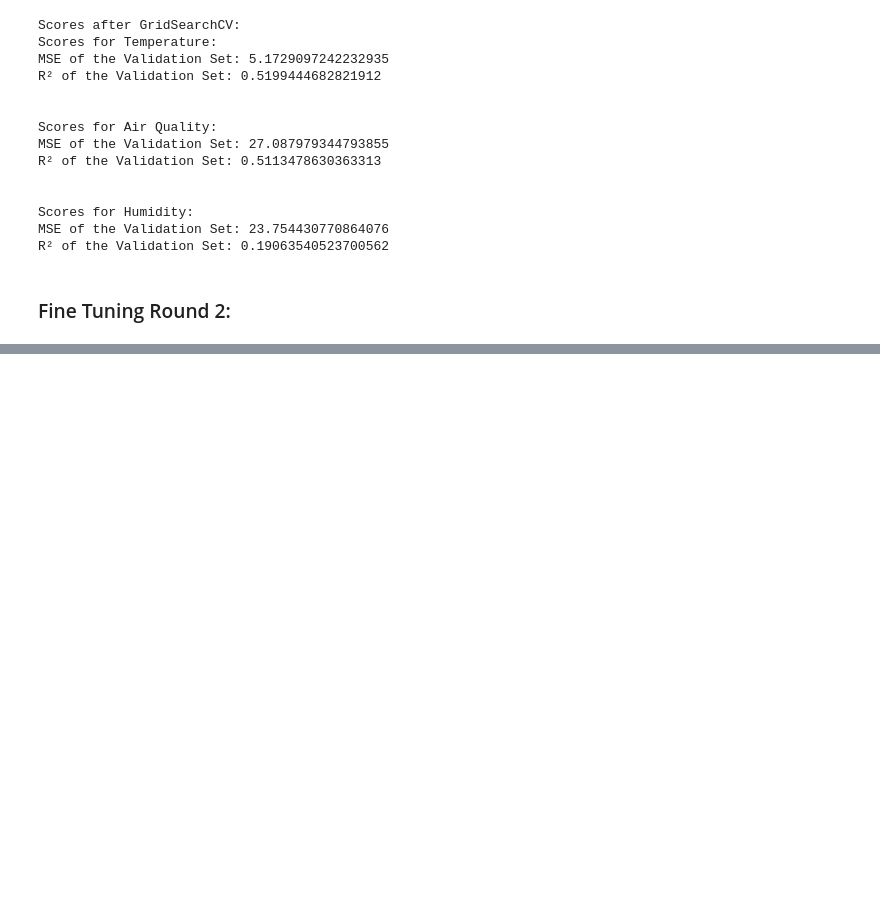
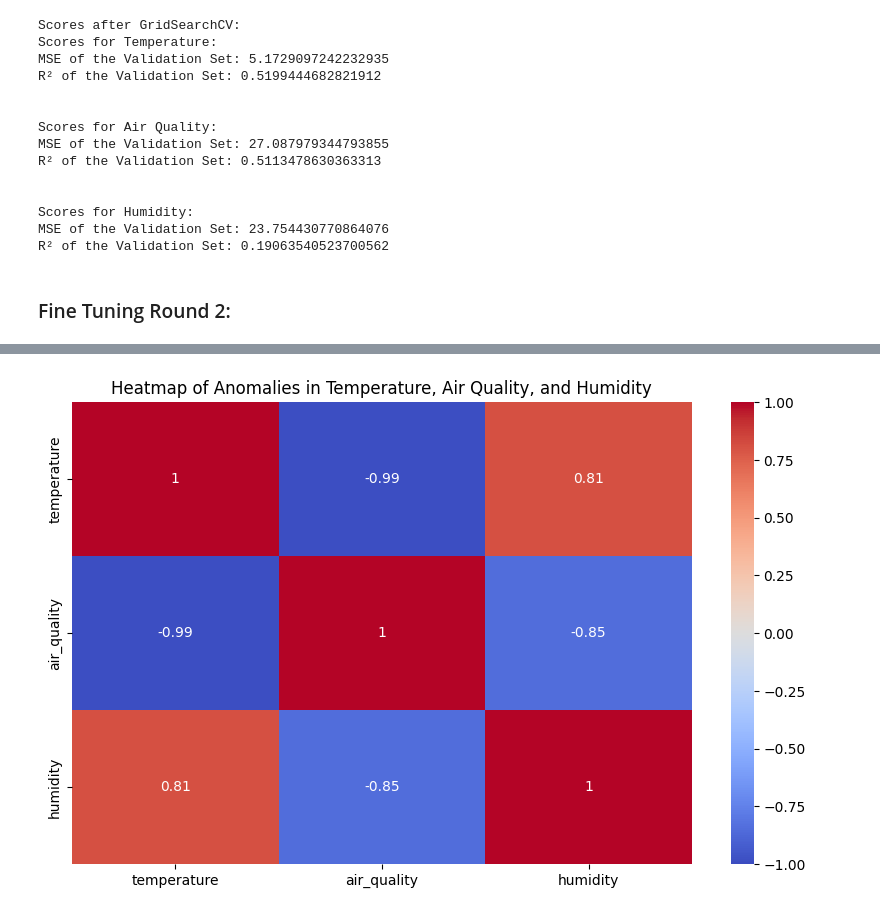
Before and after one commit to saikeerthan06/Data-Engineering-Project-Year-2-Semester-1, a Jupyter notebook: DEP_LinearRegression.ipynb, the cells around one changed output, grey strips where cells are left out. Drawn from its saved outputs; the diff is of its cells as text; code cells hidden in the pictures; blank space fills up the shorter version.

```diff
--- a/DEP_LinearRegression.ipynb
+++ b/DEP_LinearRegression.ipynb
@@ -684,0 +948,21 @@ Test R² (Humidity): 0.2410630442553695
+# %%
+import pandas as pd
+import seaborn as sns
+import matplotlib.pyplot as plt
+
+# Creating the DataFrame for the heatmap based on provided data
+environment_data = {
+    'temperature': [33.3, 27.3, 27.3, 27.6, 27.3, 27.6],
+    'air_quality': [55.1, 71.7, 73.3, 70.0, 71.2, 70.1],
+    'humidity': [46.0, 29.0, 30.0, 39.0, 30.0, 38.0]
+}
+
+anomalies_df = pd.DataFrame(environment_data)
+
+# Plotting the heatmap
+plt.figure(figsize=(10, 6))
+sns.heatmap(anomalies_df.corr(), annot=True, cmap='coolwarm', vmin=-1, vmax=1)
+plt.title('Heatmap of Anomalies in Temperature, Air Quality, and Humidity')
+plt.show()
+# %% [output]
+[figure, added]
```
Also changed, not shown: parts of 16 cells of this notebook.
